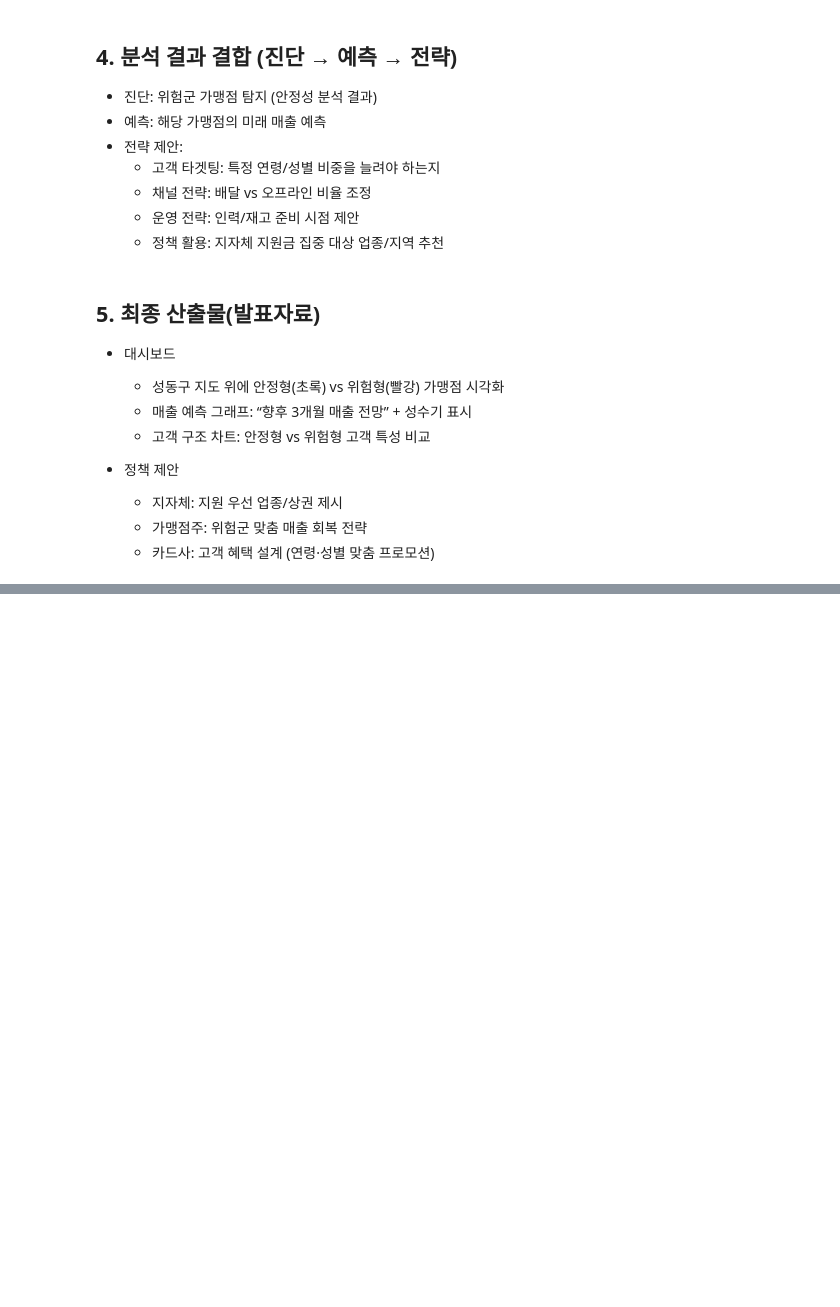
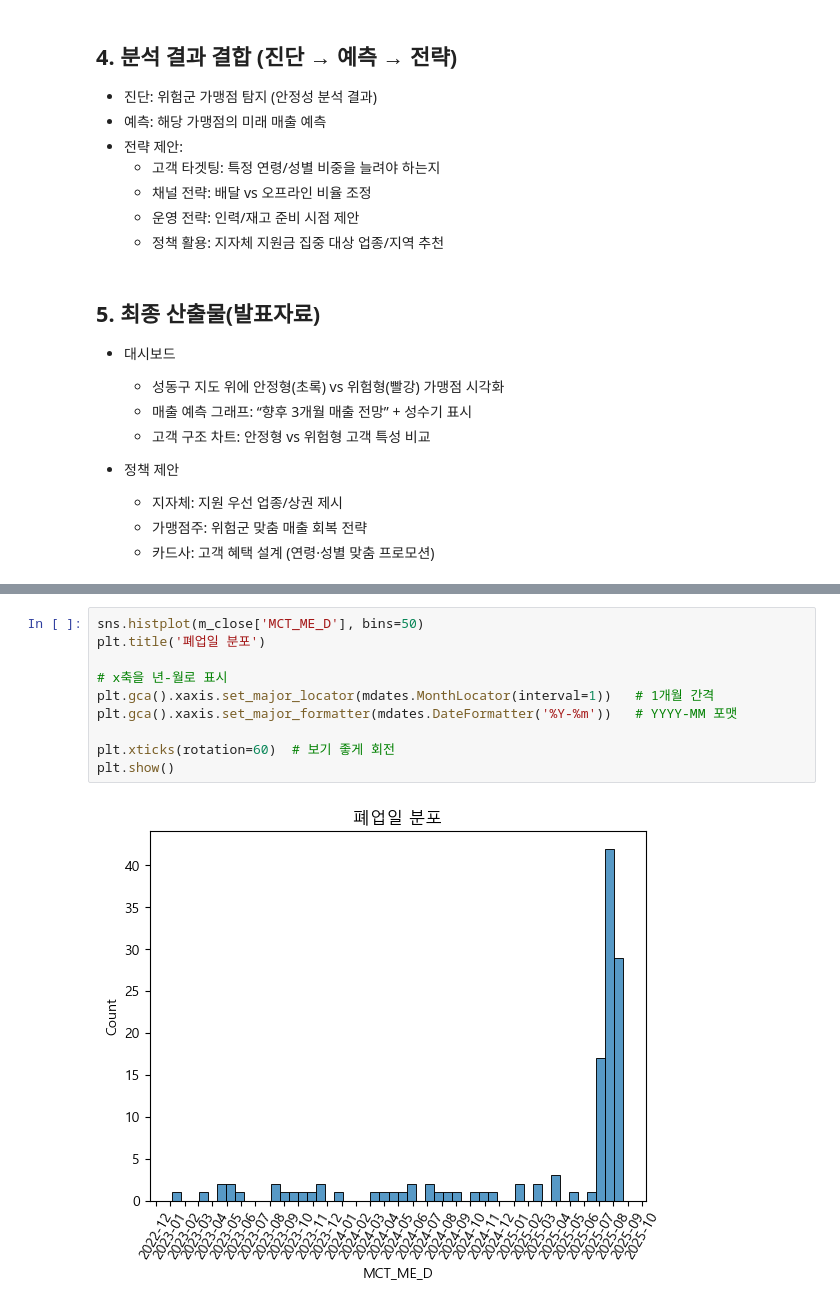
Before and after one commit to milkpotato1000/bigCon_hom, a Jupyter notebook: eda_sc.ipynb, the cells around one changed output, grey strips where cells are left out. Cells and saved outputs as stored; diff of their text form; blank space fills up the shorter version.

```diff
--- a/eda_sc.ipynb
+++ b/eda_sc.ipynb
@@ -107,0 +214,12 @@ transactions.head()
+# %%
+sns.histplot(m_close['MCT_ME_D'], bins=50)
+plt.title('폐업일 분포')
+
+# x축을 년-월로 표시
+plt.gca().xaxis.set_major_locator(mdates.MonthLocator(interval=1))   # 1개월 간격
+plt.gca().xaxis.set_major_formatter(mdates.DateFormatter('%Y-%m'))   # YYYY-MM 포맷
+
+plt.xticks(rotation=60)  # 보기 좋게 회전
+plt.show()
+# %% [output]
+[figure, added]
```
Also changed, not shown: parts of 32 cells of this notebook.
